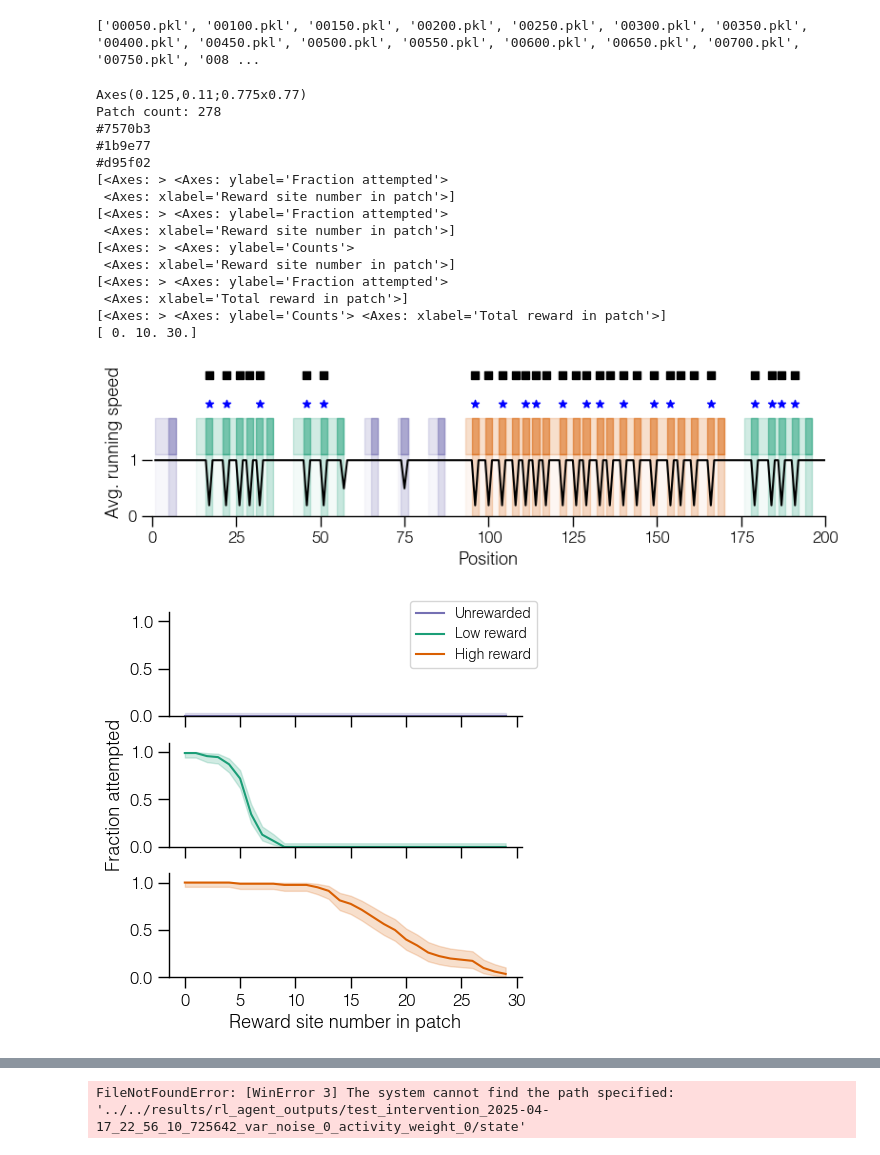
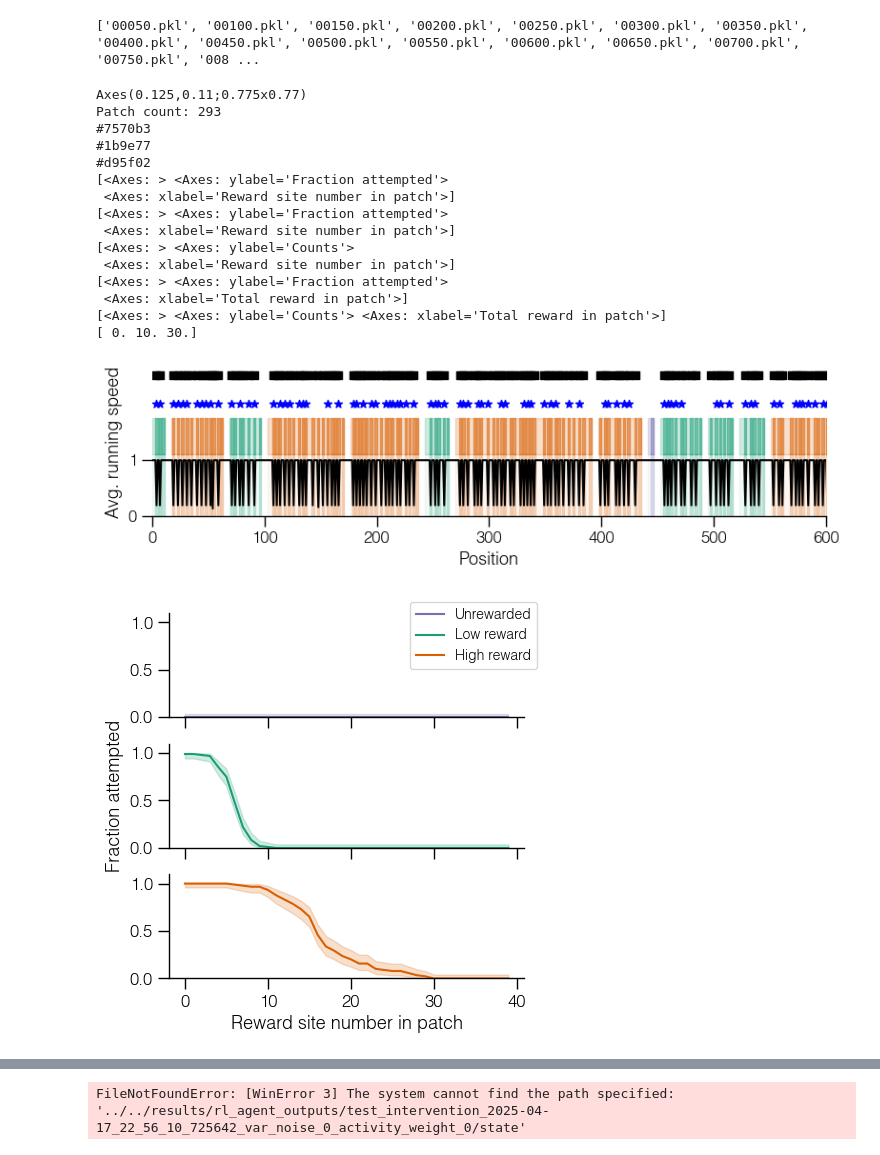
Before and after one commit to davidgbe/favorably_connected, a Jupyter notebook: code/notebooks/session_visualization_fixed_mapping_acc_reward_refactor.ipynb, the cells around one changed output, grey strips where cells are left out. Saved outputs shown, nothing was run; the diff lists cells and outputs as text; code cells hidden in the pictures.

Commit message:
plot refactoring for noisy trainings

```diff
--- a/code/notebooks/session_visualization_fixed_mapping_acc_reward_refactor.ipynb
+++ b/code/notebooks/session_visualization_fixed_mapping_acc_reward_refactor.ipynb
@@ -299,27 +296,27 @@ def plot_session(data_path, env_idx, update_num=None, xlim=None, max_reward_para
 # %%
 plot_session(
     '../../results/rl_agent_outputs/he_init_with_noise_std_all_0p1_2025-04-19_23_17_25_922161_var_noise_0.0001_activity_weight_1/state',
-    env_idx=1,
-    xlim=(0, 200),
+    env_idx=2,
+    xlim=(0, 600),
     max_reward_param=50,
-    max_reward_sites=30,
+    max_reward_sites=40,
 )
 # %% [output]
 ['00050.pkl', '00100.pkl', '00150.pkl', '00200.pkl', '00250.pkl', '00300.pkl', '00350.pkl', '00400.pkl', '00450.pkl', '00500.pkl', '00550.pkl', '00600.pkl', '00650.pkl', '00700.pkl', '00750.pkl', '008 ...
 Axes(0.125,0.11;0.775x0.77)
-Patch count: 278
+Patch count: 293
 #7570b3
 #1b9e77
 #d95f02
 [<Axes: > <Axes: ylabel='Fraction attempted'>
  <Axes: xlabel='Reward site number in patch'>]
 [<Axes: > <Axes: ylabel='Fraction attempted'>
  <Axes: xlabel='Reward site number in patch'>]
 [<Axes: > <Axes: ylabel='Counts'>
  <Axes: xlabel='Reward site number in patch'>]
 [<Axes: > <Axes: ylabel='Fraction attempted'>
  <Axes: xlabel='Total reward in patch'>]
 [<Axes: > <Axes: ylabel='Counts'> <Axes: xlabel='Total reward in patch'>]
 [ 0. 10. 30.]
-[figure, old version]
+[figure, new version]
-[figure, old version]
+[figure, new version]
```
Also changed, not shown: parts of 6 cells of this notebook, 8 other files.
